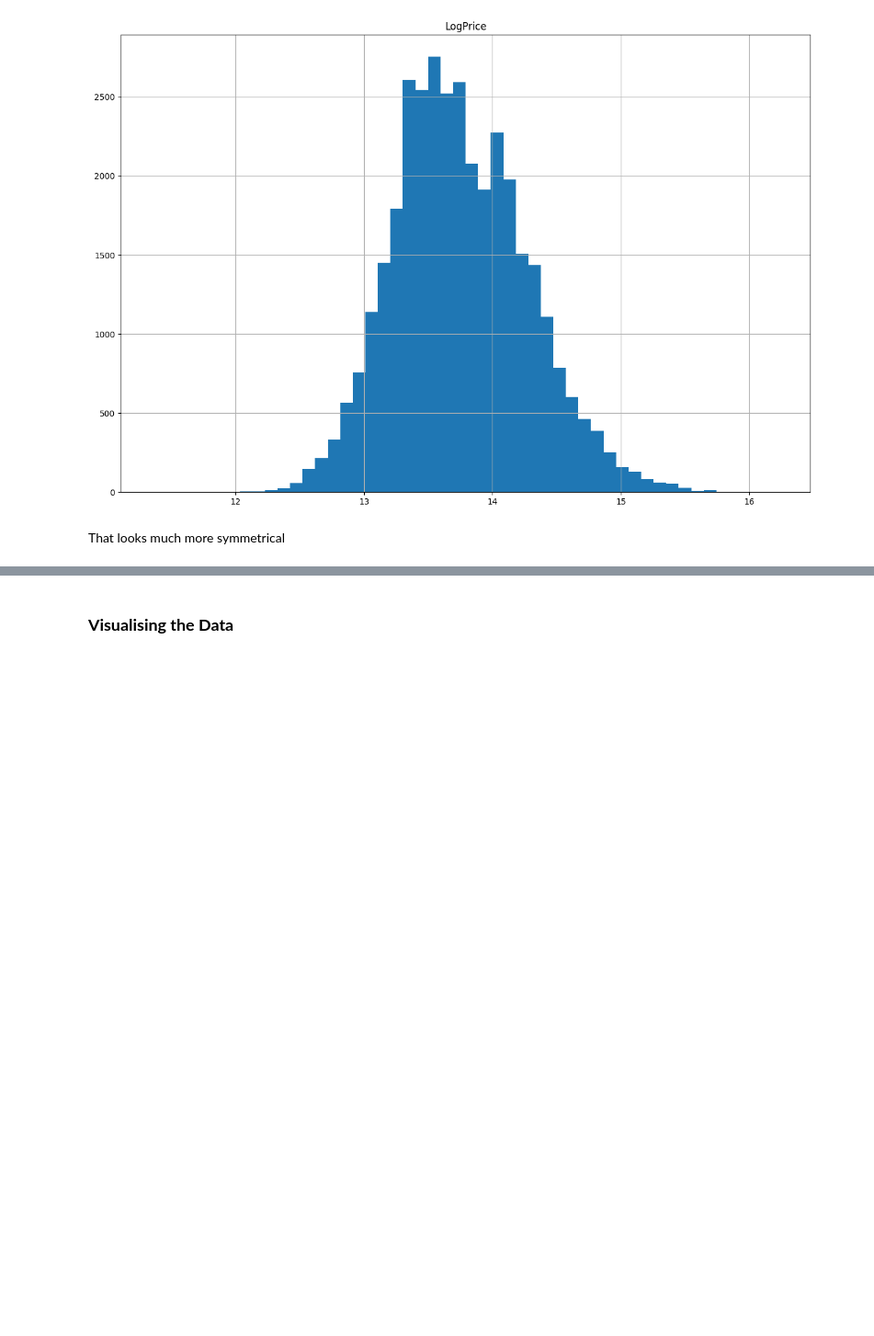
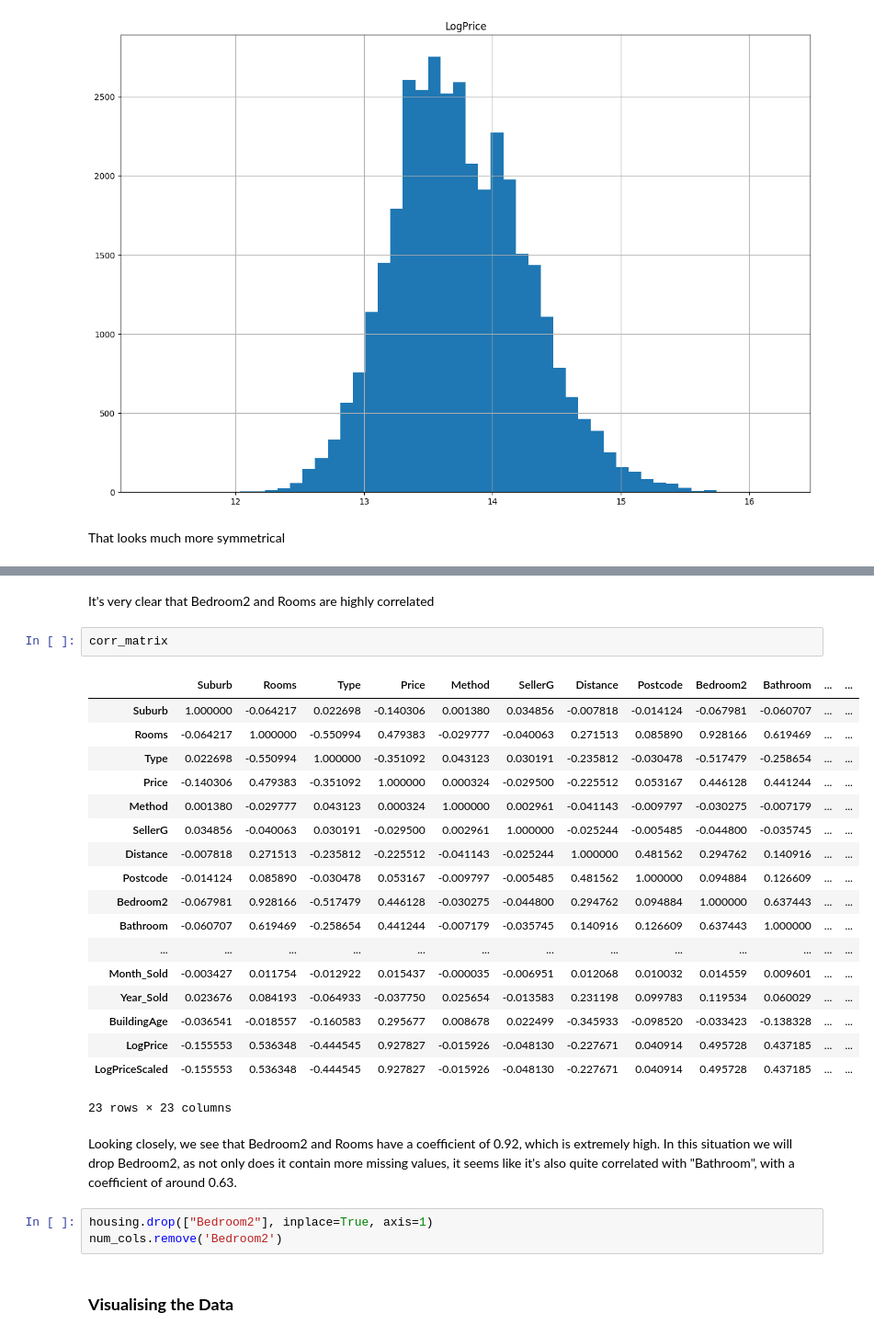
Before and after one commit to Noha-Jung3/Melbourne-Housing-Price-Prediction, a Jupyter notebook: EDA and Predictions.ipynb, the cells around one changed output, grey strips where cells are left out. Shown at 92% size. Drawn from its saved outputs; the diff is of its cells as text; blank space fills up the shorter version.

```diff
--- a/EDA and Predictions.ipynb
+++ b/EDA and Predictions.ipynb
@@ -439,3 +452,31 @@ That looks much more symmetrical
+# %% [markdown]
+It's very clear that Bedroom2 and Rooms are highly correlated
+# %%
+corr_matrix
+# %% [output]
+|  | Suburb | Rooms | Type | Price | Method | SellerG | Distance | Postcode | Bedroom2 | Bathroom | ... | ... |
+| Suburb | 1.000000 | -0.064217 | 0.022698 | -0.140306 | 0.001380 | 0.034856 | -0.007818 | -0.014124 | -0.067981 | -0.060707 | ... | ... |
+| Rooms | -0.064217 | 1.000000 | -0.550994 | 0.479383 | -0.029777 | -0.040063 | 0.271513 | 0.085890 | 0.928166 | 0.619469 | ... | ... |
+| Type | 0.022698 | -0.550994 | 1.000000 | -0.351092 | 0.043123 | 0.030191 | -0.235812 | -0.030478 | -0.517479 | -0.258654 | ... | ... |
+| Price | -0.140306 | 0.479383 | -0.351092 | 1.000000 | 0.000324 | -0.029500 | -0.225512 | 0.053167 | 0.446128 | 0.441244 | ... | ... |
+| Method | 0.001380 | -0.029777 | 0.043123 | 0.000324 | 1.000000 | 0.002961 | -0.041143 | -0.009797 | -0.030275 | -0.007179 | ... | ... |
+| SellerG | 0.034856 | -0.040063 | 0.030191 | -0.029500 | 0.002961 | 1.000000 | -0.025244 | -0.005485 | -0.044800 | -0.035745 | ... | ... |
+| Distance | -0.007818 | 0.271513 | -0.235812 | -0.225512 | -0.041143 | -0.025244 | 1.000000 | 0.481562 | 0.294762 | 0.140916 | ... | ... |
+| Postcode | -0.014124 | 0.085890 | -0.030478 | 0.053167 | -0.009797 | -0.005485 | 0.481562 | 1.000000 | 0.094884 | 0.126609 | ... | ... |
+| Bedroom2 | -0.067981 | 0.928166 | -0.517479 | 0.446128 | -0.030275 | -0.044800 | 0.294762 | 0.094884 | 1.000000 | 0.637443 | ... | ... |
+| Bathroom | -0.060707 | 0.619469 | -0.258654 | 0.441244 | -0.007179 | -0.035745 | 0.140916 | 0.126609 | 0.637443 | 1.000000 | ... | ... |
+| ... | ... | ... | ... | ... | ... | ... | ... | ... | ... | ... | ... | ... |
+| Month_Sold | -0.003427 | 0.011754 | -0.012922 | 0.015437 | -0.000035 | -0.006951 | 0.012068 | 0.010032 | 0.014559 | 0.009601 | ... | ... |
+| Year_Sold | 0.023676 | 0.084193 | -0.064933 | -0.037750 | 0.025654 | -0.013583 | 0.231198 | 0.099783 | 0.119534 | 0.060029 | ... | ... |
+| BuildingAge | -0.036541 | -0.018557 | -0.160583 | 0.295677 | 0.008678 | 0.022499 | -0.345933 | -0.098520 | -0.033423 | -0.138328 | ... | ... |
+| LogPrice | -0.155553 | 0.536348 | -0.444545 | 0.927827 | -0.015926 | -0.048130 | -0.227671 | 0.040914 | 0.495728 | 0.437185 | ... | ... |
+| LogPriceScaled | -0.155553 | 0.536348 | -0.444545 | 0.927827 | -0.015926 | -0.048130 | -0.227671 | 0.040914 | 0.495728 | 0.437185 | ... | ... |
+23 rows × 23 columns
+# %% [markdown]
+Looking closely, we see that Bedroom2 and Rooms have a coefficient of 0.92, which is extremely high. In this situation we will drop Bedroom2, as not only does it contain more missing values, it seems like it's also quite correlated with "Bathroom", with a coefficient of around 0.63.
+# %%
+housing.drop(["Bedroom2"], inplace=True, axis=1)
+num_cols.remove('Bedroom2')
 # %% [markdown]
 ### **Visualising the Data**
 # %% [markdown]
```
Also changed, not shown: parts of 7 cells of this notebook.
